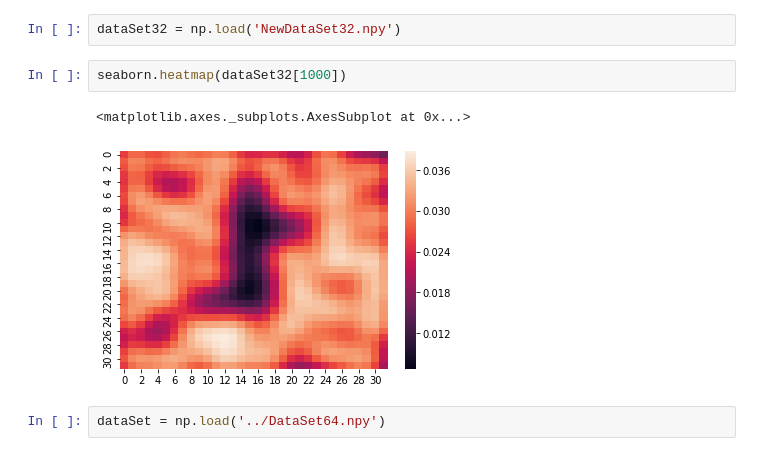
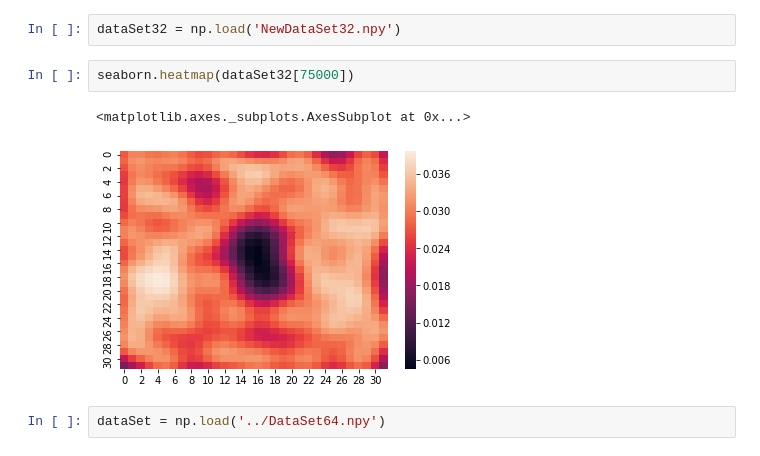
Before and after one commit to mohit2909/Boltzman_Generators, a Jupyter notebook: notebooks/Untitled.ipynb, the cells around one changed output. Cells and saved outputs as stored; diff of their text form.

```diff
--- a/notebooks/Untitled.ipynb
+++ b/notebooks/Untitled.ipynb
@@ -86,10 +87,10 @@ np.save('NewDataSet32', dataSet32 )
 # %%
 dataSet32 = np.load('NewDataSet32.npy')
 # %%
-seaborn.heatmap(dataSet32[1000])
+seaborn.heatmap(dataSet32[75000])
 # %% [output]
 <matplotlib.axes._subplots.AxesSubplot at 0x...>
-[figure, old version]
+[figure, new version]
 # %%
 dataSet = np.load('../DataSet64.npy')
 # %%
```
Also changed, not shown: parts of 2 cells of this notebook, 3 other files.
